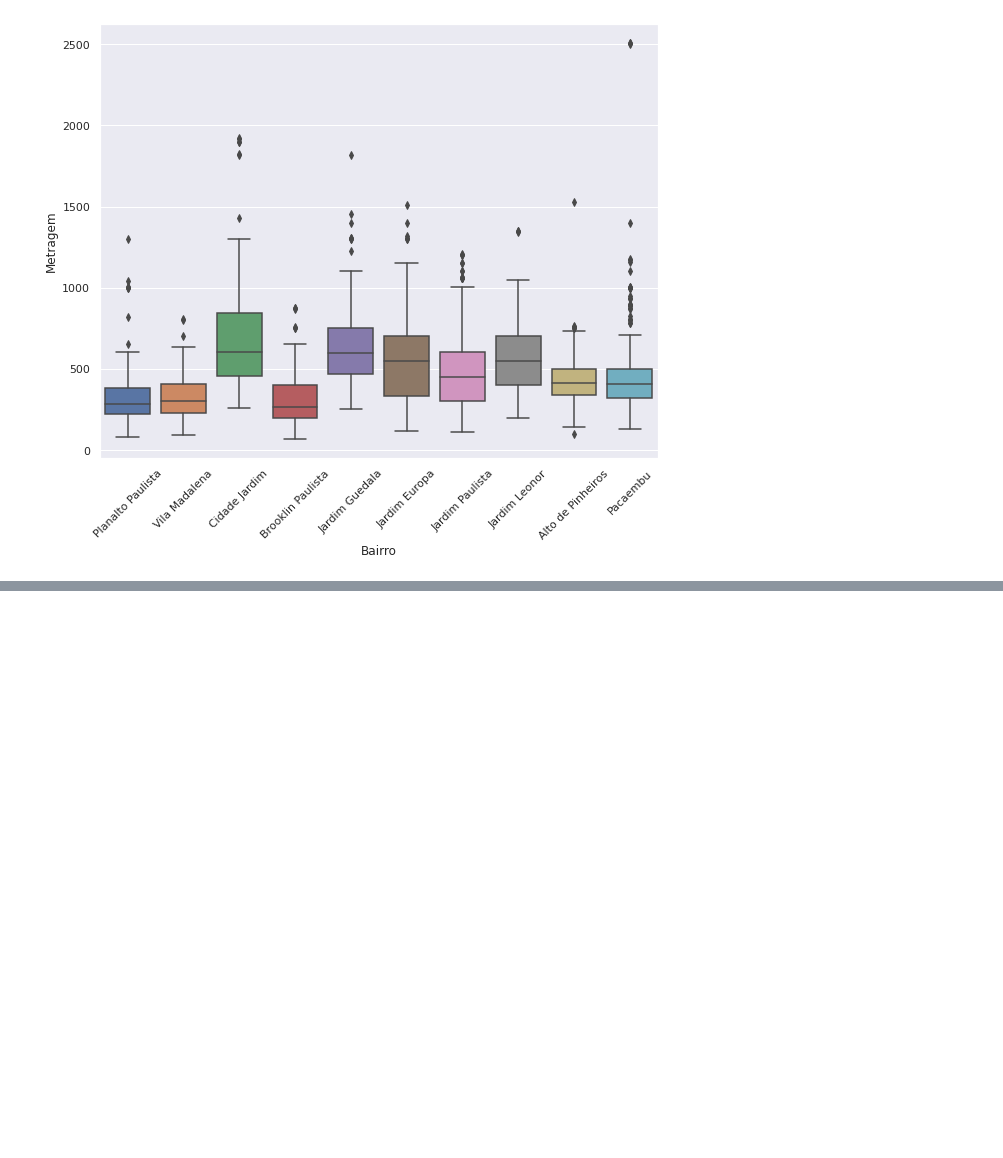
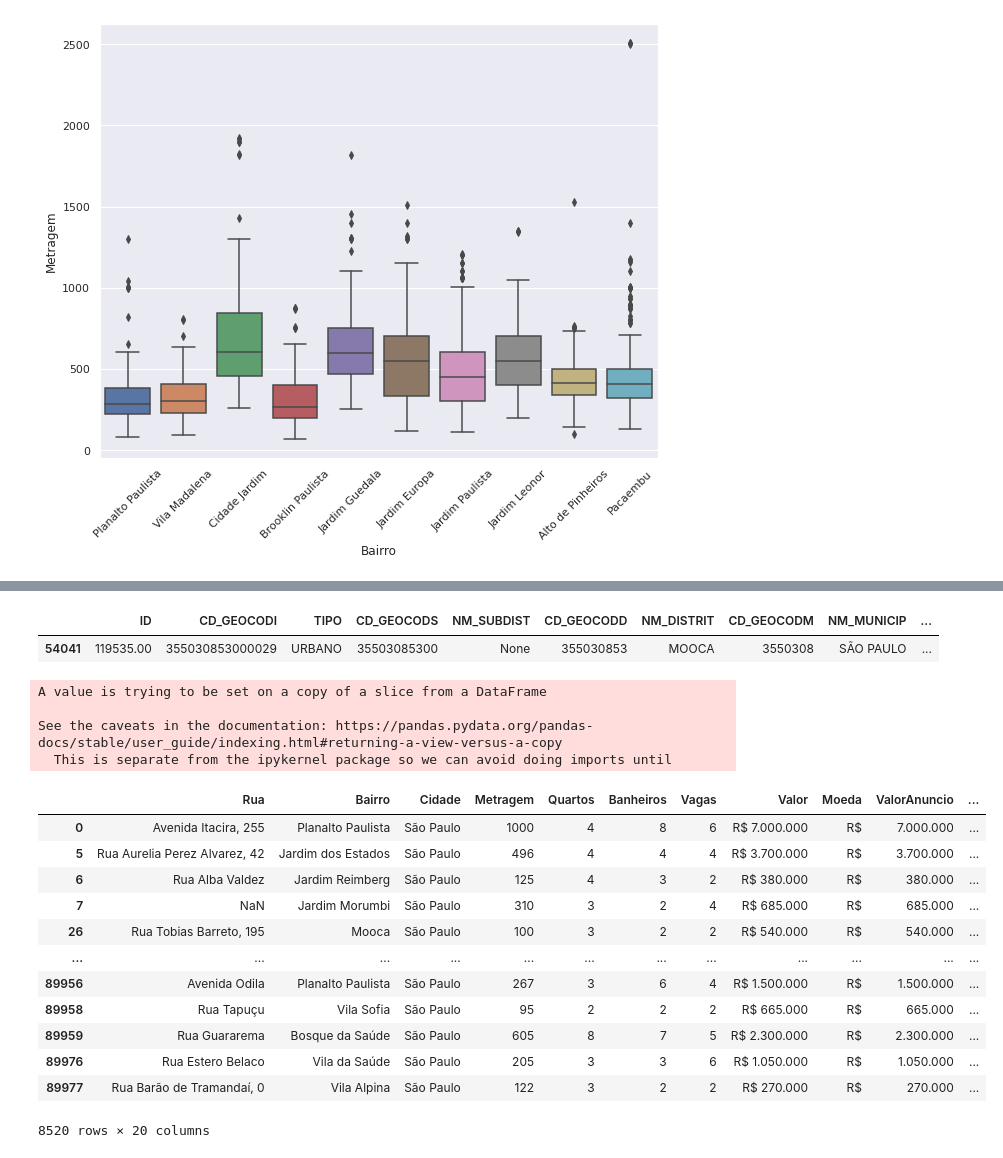
Before and after one commit to brenomfviana/alura-imersao-dados, a Jupyter notebook: Imersão de Dados 4 - Alura - Aulas.ipynb, the cells around one changed output, grey strips where cells are left out. Drawn from its saved outputs; the diff is of its cells as text; code cells hidden in the pictures; blank space fills up the shorter version.

```diff
--- a/Imersão de Dados 4 - Alura - Aulas.ipynb
+++ b/Imersão de Dados 4 - Alura - Aulas.ipynb
@@ -548,0 +706,3 @@ data_ibge.head()
+# %%
+setor_censo = gpd.read_file("/content/drive/MyDrive/Colab Notebooks/datasets/35SEE250GC_SIR.shp")
+setor_censo.head()
@@ -548,0 +716,33 @@ data_ibge.head()
+# %%
+setor_censo_sp = setor_censo[setor_censo["NM_MUNICIP"] == "SÃO PAULO"]
+setor_censo_sp[setor_censo_sp.contains(Point(longitude, latitude))]
+# %% [output]
+|  | ID | CD_GEOCODI | TIPO | CD_GEOCODS | NM_SUBDIST | CD_GEOCODD | NM_DISTRIT | CD_GEOCODM | NM_MUNICIP | ... |
+| 54041 | 119535.00 | 355030853000029 | URBANO | 35503085300 | None | 355030853 | MOOCA | 3550308 | SÃO PAULO | ... |
+# %%
+geo_data["Point"] = ""
+for i in geo_data.index:
+  geo_data["Point"][i] = Point(geo_data["longitude"][i], geo_data["latitude"][i])
+
+geo_data["setor_censo"] = geo_data["Point"][:10].map(
+    lambda x: setor_censo_sp.loc[setor_censo_sp.contains(x), "CD_GEOCODI"].values
+).str[0]
+geo_data
+# %% [output]
+A value is trying to be set on a copy of a slice from a DataFrame
+
+See the caveats in the documentation: https://pandas.pydata.org/pandas-docs/stable/user_guide/indexing.html#returning-a-view-versus-a-copy
+  This is separate from the ipykernel package so we can avoid doing imports until
+|  | Rua | Bairro | Cidade | Metragem | Quartos | Banheiros | Vagas | Valor | Moeda | ValorAnuncio | ... |
+| 0 | Avenida Itacira, 255 | Planalto Paulista | São Paulo | 1000 | 4 | 8 | 6 | R$ 7.000.000 | R$ | 7.000.000 | ... |
+| 5 | Rua Aurelia Perez Alvarez, 42 | Jardim dos Estados | São Paulo | 496 | 4 | 4 | 4 | R$ 3.700.000 | R$ | 3.700.000 | ... |
+| 6 | Rua Alba Valdez | Jardim Reimberg | São Paulo | 125 | 4 | 3 | 2 | R$ 380.000 | R$ | 380.000 | ... |
+| 7 | NaN | Jardim Morumbi | São Paulo | 310 | 3 | 2 | 4 | R$ 685.000 | R$ | 685.000 | ... |
+| 26 | Rua Tobias Barreto, 195 | Mooca | São Paulo | 100 | 3 | 2 | 2 | R$ 540.000 | R$ | 540.000 | ... |
+| ... | ... | ... | ... | ... | ... | ... | ... | ... | ... | ... | ... |
+| 89956 | Avenida Odila | Planalto Paulista | São Paulo | 267 | 3 | 6 | 4 | R$ 1.500.000 | R$ | 1.500.000 | ... |
+| 89958 | Rua Tapuçu | Vila Sofia | São Paulo | 95 | 2 | 2 | 2 | R$ 665.000 | R$ | 665.000 | ... |
+| 89959 | Rua Guararema | Bosque da Saúde | São Paulo | 605 | 8 | 7 | 5 | R$ 2.300.000 | R$ | 2.300.000 | ... |
+| 89976 | Rua Estero Belaco | Vila da Saúde | São Paulo | 205 | 3 | 3 | 6 | R$ 1.050.000 | R$ | 1.050.000 | ... |
+| 89977 | Rua Barão de Tramandaí, 0 | Vila Alpina | São Paulo | 122 | 3 | 2 | 2 | R$ 270.000 | R$ | 270.000 | ... |
+8520 rows × 20 columns
```
Also changed, not shown: parts of 36 cells of this notebook, 1 other file.
